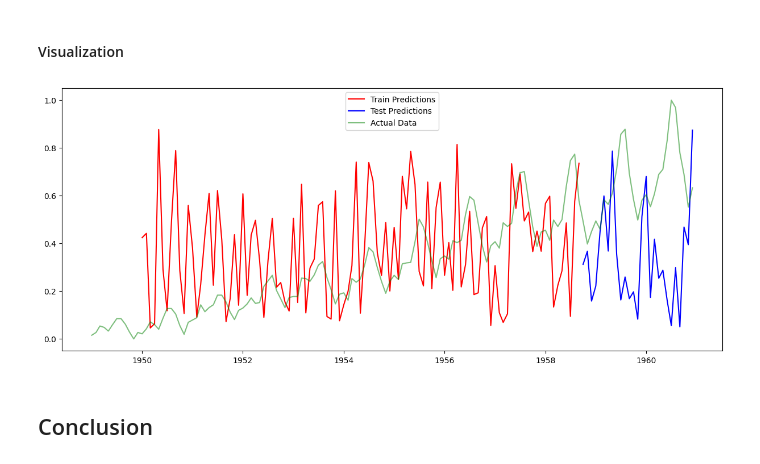
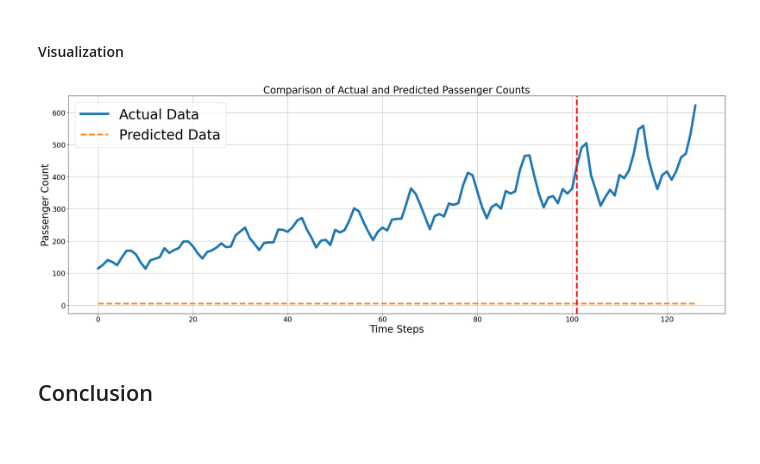
Before and after one commit to arkeodev/time-series, a Jupyter notebook: Time_Series_Analysis_with_Deep_Learning/Deep_Learning_TSA.ipynb, the cells around one changed output. Saved outputs shown, nothing was run; the diff lists cells and outputs as text; code cells hidden in the pictures.

```diff
--- a/Time_Series_Analysis_with_Deep_Learning/Deep_Learning_TSA.ipynb
+++ b/Time_Series_Analysis_with_Deep_Learning/Deep_Learning_TSA.ipynb
@@ -227,0 +353,18 @@ test_preds = model(X_test)
+# %%
+# Combine the training and test data back into a complete set
+X_complete = torch.cat((X_train_tensor, X_test_tensor), 0)
+y_complete = torch.cat((y_train_tensor, y_test_tensor), 0)
+
+# Make sure the model is in evaluation mode
+model.eval()
+
+# Get predictions from the model
+with torch.no_grad():
+    y_pred_tensor = model(X_complete)
+
+# Convert predictions back to numpy for plotting and manipulation
+y_pred = y_pred_tensor.unsqueeze(1).numpy()
+y_true = y_complete.numpy()
+print(f"y_pred Tensor's shape: {y_pred.shape}")
+print(f"y_true Tensor's shape: {y_true.shape}")
+print(y_pred)
@@ -228,15 +389,29 @@ test_preds = model(X_test)
 # %% [markdown]
 #### Visualization
-# %%
-# Plotting
-plt.figure(figsize=(15, 6))
-plt.plot(df.index[seq_length:len(train_preds)+seq_length], train_preds.detach().numpy(), 'r', label='Train Predictions')
-plt.plot(df.index[len(train_preds)+seq_length:], test_preds.detach().numpy(), 'b', label='Test Predictions')
-plt.plot(df.index, data_normalized, 'g', label='Actual Data', alpha=0.5)
-plt.legend()
-plt.show()
-# %% [output]
-[figure, removed]
+# %%
+fig = plt.figure(figsize=(30,10))
+plt.rcParams.update({'font.size': 18})
+
+# Generate time axis for the entire dataset
+time_steps = np.arange(len(y_true))
+
+# Plot actual data
+plt.plot(time_steps, y_true[:, 0, 0], label='Actual Data', lw=6)  # Adjust indexing based on your data shape
+
+# Plot predictions
+plt.plot(time_steps, y_pred[:, 0, 0], label='Predicted Data', lw=4, linestyle='dashed')  # Adjust as needed
+
+# Add a vertical line to indicate the training/test split
+plt.axvline(x=len(X_train_tensor), color='r', linestyle='dashed', lw=4)
+
+plt.xlabel('Time Steps', fontsize=25)
+plt.ylabel('Passenger Count', fontsize=25)
+plt.title('Comparison of Actual and Predicted Passenger Counts', fontsize=25)
+plt.legend(fontsize=35)
+plt.grid(True)
+plt.show()
+# %% [output]
+[figure, added]
 # %% [markdown]
 ## Conclusion
 # %% [markdown]
```
Also changed, not shown: parts of 14 cells of this notebook.
